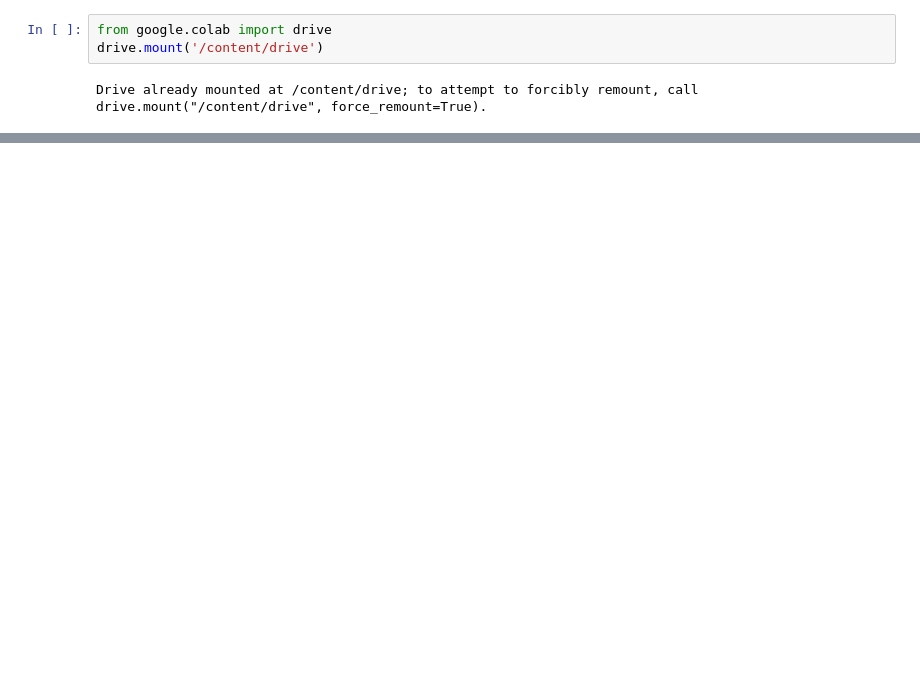
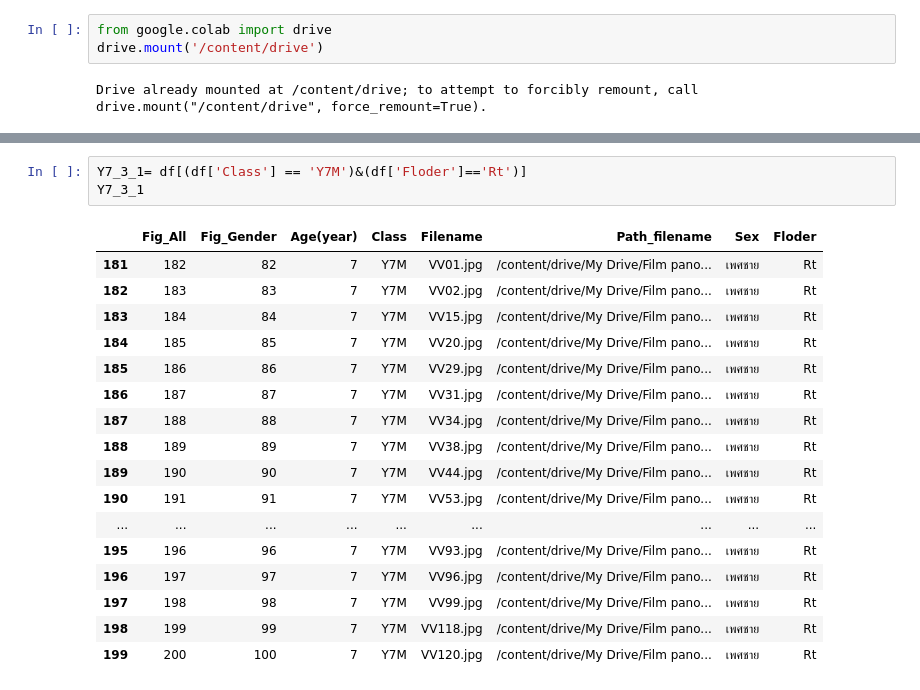
Before and after one commit to Wanita-8943/efficientnet_keras_transfer_learning, a Jupyter notebook: ตัดรูป.ipynb, the cells around one changed output, grey strips where cells are left out. Drawn from its saved outputs; the diff is of its cells as text; blank space fills up the shorter version.

```diff
--- a/ตัดรูป.ipynb
+++ b/ตัดรูป.ipynb
@@ -78,0 +305,21 @@ for i in path:
+# %%
+Y7_3_1= df[(df['Class'] == 'Y7M')&(df['Floder']=='Rt')]
+Y7_3_1
+# %% [output]
+|  | Fig_All | Fig_Gender | Age(year) | Class | Filename | Path_filename | Sex | Floder |
+| 181 | 182 | 82 | 7 | Y7M | VV01.jpg | /content/drive/My Drive/Film pano... | เพศชาย | Rt |
+| 182 | 183 | 83 | 7 | Y7M | VV02.jpg | /content/drive/My Drive/Film pano... | เพศชาย | Rt |
+| 183 | 184 | 84 | 7 | Y7M | VV15.jpg | /content/drive/My Drive/Film pano... | เพศชาย | Rt |
+| 184 | 185 | 85 | 7 | Y7M | VV20.jpg | /content/drive/My Drive/Film pano... | เพศชาย | Rt |
+| 185 | 186 | 86 | 7 | Y7M | VV29.jpg | /content/drive/My Drive/Film pano... | เพศชาย | Rt |
+| 186 | 187 | 87 | 7 | Y7M | VV31.jpg | /content/drive/My Drive/Film pano... | เพศชาย | Rt |
+| 187 | 188 | 88 | 7 | Y7M | VV34.jpg | /content/drive/My Drive/Film pano... | เพศชาย | Rt |
+| 188 | 189 | 89 | 7 | Y7M | VV38.jpg | /content/drive/My Drive/Film pano... | เพศชาย | Rt |
+| 189 | 190 | 90 | 7 | Y7M | VV44.jpg | /content/drive/My Drive/Film pano... | เพศชาย | Rt |
+| 190 | 191 | 91 | 7 | Y7M | VV53.jpg | /content/drive/My Drive/Film pano... | เพศชาย | Rt |
+| ... | ... | ... | ... | ... | ... | ... | ... | ... |
+| 195 | 196 | 96 | 7 | Y7M | VV93.jpg | /content/drive/My Drive/Film pano... | เพศชาย | Rt |
+| 196 | 197 | 97 | 7 | Y7M | VV96.jpg | /content/drive/My Drive/Film pano... | เพศชาย | Rt |
+| 197 | 198 | 98 | 7 | Y7M | VV99.jpg | /content/drive/My Drive/Film pano... | เพศชาย | Rt |
+| 198 | 199 | 99 | 7 | Y7M | VV118.jpg | /content/drive/My Drive/Film pano... | เพศชาย | Rt |
+| 199 | 200 | 100 | 7 | Y7M | VV120.jpg | /content/drive/My Drive/Film pano... | เพศชาย | Rt |
```
Also changed, not shown: parts of 21 cells of this notebook.
